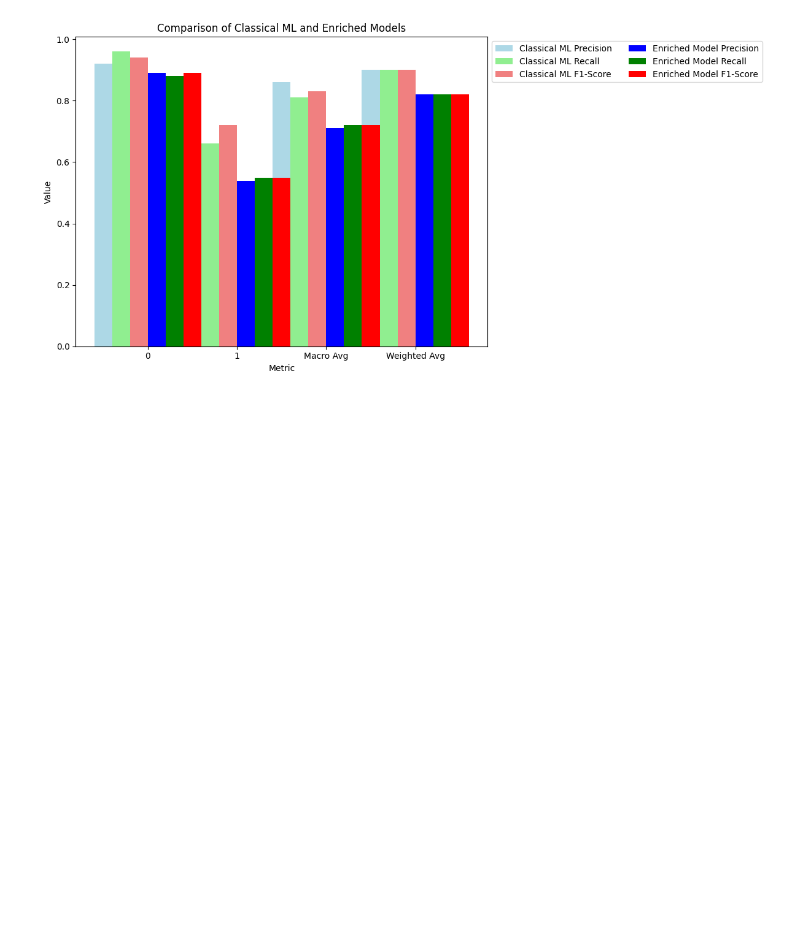
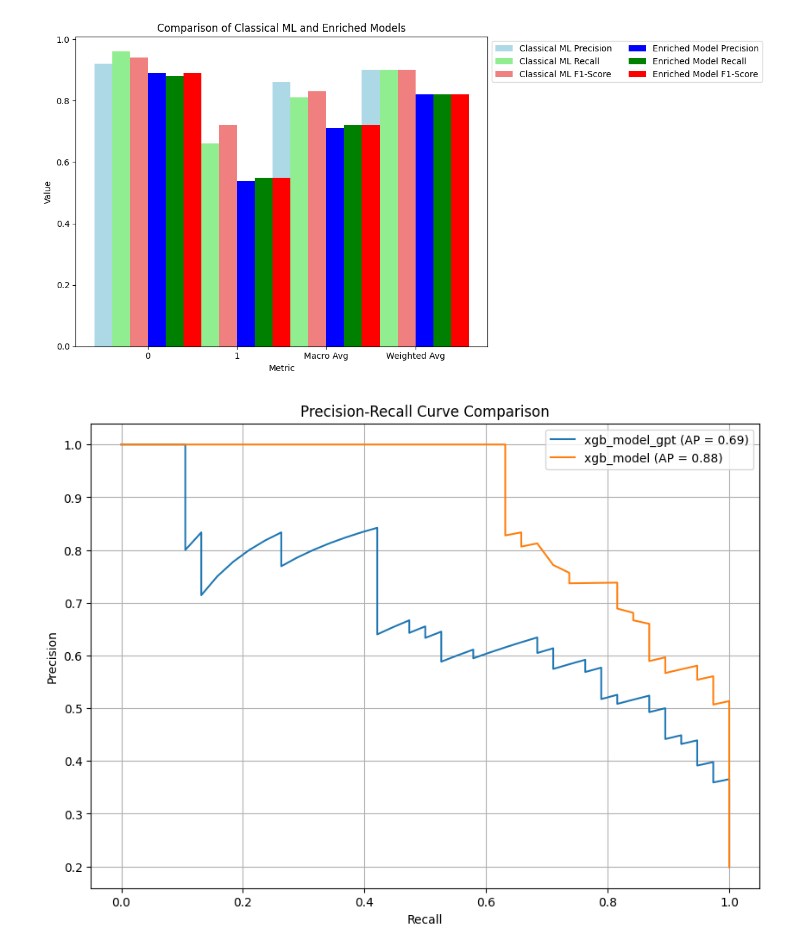
Before and after one commit to hargurjeet/LJMU_Thesis_Results_Hargurjeet_Singh, a Jupyter notebook: classical_ml_traning.ipynb, the cells around one changed output. Saved outputs shown, nothing was run; the diff lists cells and outputs as text; code cells hidden in the pictures; blank space fills up the shorter version.

```diff
--- a/classical_ml_traning.ipynb
+++ b/classical_ml_traning.ipynb
@@ -199,3 +320,30 @@ plt.tight_layout()
 plt.show()
 # %% [output]
 [figure]
+# %%
+models = ['xgb_model_gpt', 'xgb_model']
+y_pred_probas = [y_pred_proba_gpt, y_pred_proba ]  # Replace with your actual predicted probabilities
+average_precisions = []
+
+
+plt.figure(figsize=(10, 7))
+
+for i, y_pred_proba in enumerate(y_pred_probas):
+    precision, recall, _ = precision_recall_curve(y_test, y_pred_proba)
+    average_precision = average_precision_score(y_test, y_pred_proba)
+    average_precisions.append(average_precision)
+
+    # Plot the Precision-Recall curve for each model
+    plt.plot(recall, precision, label=f'{models[i]} (AP = {average_precision:.2f})')
+
+# Add labels and title
+plt.xlabel('Recall')
+plt.ylabel('Precision')
+plt.title('Precision-Recall Curve Comparison')
+plt.legend(loc='best')
+plt.grid(True)
+
+# Show the plot
+plt.show()
+# %% [output]
+[figure, added]
```
Also changed, not shown: parts of 4 cells of this notebook.
